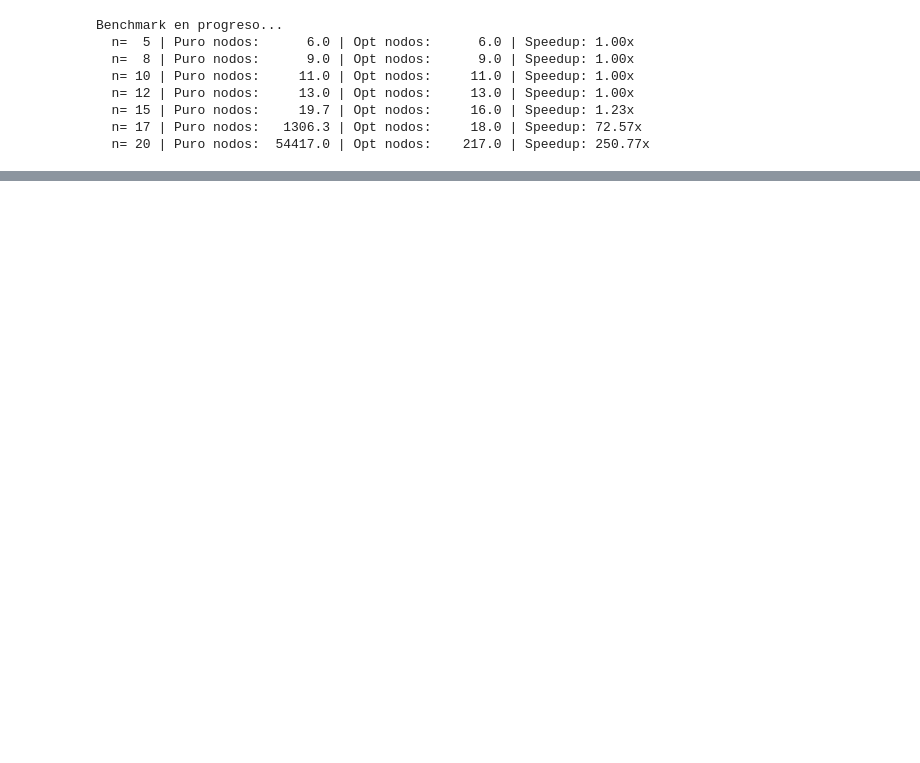
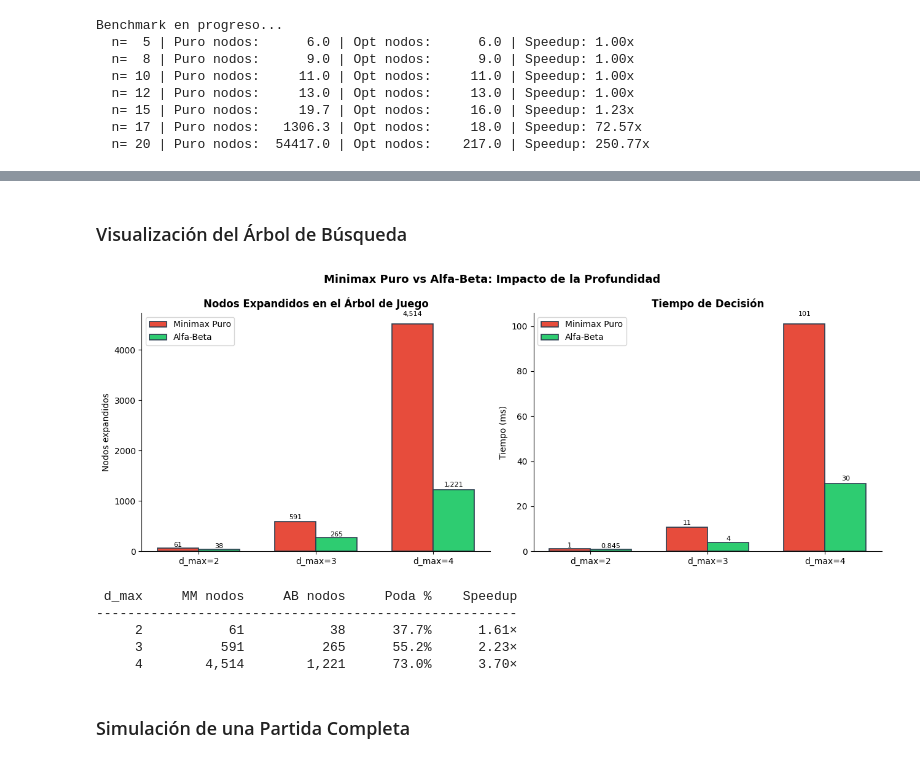
Before and after one commit to nadissa1508/CC3085-PROYECTO-2, a Jupyter notebook: proyecto2.ipynb, the cells around one changed output, grey strips where cells are left out. Cells and saved outputs as stored; diff of their text form; code cells hidden in the pictures; blank space fills up the shorter version.

```diff
--- a/proyecto2.ipynb
+++ b/proyecto2.ipynb
@@ -807,0 +1178,72 @@ Todos comparten el mismo objetivo: $\arg\max_x \text{Weight}(x)$.
+# %% [markdown]
+### Visualización del Árbol de Búsqueda
+# %%
+def plot_node_expansion_comparison(state: GameState):
+    """Gráfica de barras comparando nodos expandidos por d_max."""
+    dmaxs   = [2, 3, 4]
+    mm_nodes, ab_nodes, mm_times, ab_times = [], [], [], []
+
+    for d in dmaxs:
+        mm = MinimaxSolver(d)
+        ab = AlphaBetaSolver(d)
+
+        t0 = time.perf_counter()
+        mm.choose_action(state)
+        mm_times.append((time.perf_counter() - t0) * 1000)
+        mm_nodes.append(mm.nodes)
+
+        t0 = time.perf_counter()
+        ab.choose_action(state)
+        ab_times.append((time.perf_counter() - t0) * 1000)
+        ab_nodes.append(ab.nodes)
+
+    x     = np.arange(len(dmaxs))
+    width = 0.35
+
+    fig, axes = plt.subplots(1, 2, figsize=(13, 5))
+    fig.suptitle("Minimax Puro vs Alfa-Beta: Impacto de la Profundidad",
+                 fontsize=13, fontweight="bold")
+
+    for ax, values_mm, values_ab, ylabel, title in [
+        (axes[0], mm_nodes, ab_nodes, "Nodos expandidos", "Nodos Expandidos en el Árbol de Juego"),
+        (axes[1], mm_times, ab_times, "Tiempo (ms)",     "Tiempo de Decisión"),
+    ]:
+        bars1 = ax.bar(x - width/2, values_mm, width, label="Minimax Puro",
+                       color="#e74c3c", edgecolor="#2c3e50", linewidth=1.2)
+        bars2 = ax.bar(x + width/2, values_ab, width, label="Alfa-Beta",
+                       color="#2ecc71", edgecolor="#2c3e50", linewidth=1.2)
+
+        for bar in list(bars1) + list(bars2):
+            h = bar.get_height()
+            label = f"{h:,.0f}" if h >= 1 else f"{h:.3f}"
+            ax.text(bar.get_x() + bar.get_width()/2, h * 1.03,
+                    label, ha="center", va="bottom", fontsize=8)
+
+        ax.set_xticks(x)
+        ax.set_xticklabels([f"d_max={d}" for d in dmaxs])
+        ax.set_ylabel(ylabel)
+        ax.set_title(title, fontweight="bold")
+        ax.legend()
+        ax.spines[["top", "right"]].set_visible(False)
+
+    plt.tight_layout()
+    plt.show()
+
+    # Tabla resumen
+    print(f"\n{'d_max':>6} {'MM nodos':>12} {'AB nodos':>12} {'Poda %':>10} {'Speedup':>10}")
+    print("-" * 54)
+    for d, mn, an in zip(dmaxs, mm_nodes, ab_nodes):
+        pct = (1 - an/mn)*100 if mn > 0 else 0
+        print(f"{d:>6} {mn:>12,} {an:>12,} {pct:>9.1f}% {mn/max(an,1):>9.2f}×")
+
+
+plot_node_expansion_comparison(s0)
+# %% [output]
+[figure, added]
+ d_max     MM nodos     AB nodos     Poda %    Speedup
+------------------------------------------------------
+     2           61           38      37.7%      1.61×
+     3          591          265      55.2%      2.23×
+     4        4,514        1,221      73.0%      3.70×
+# %% [markdown]
+### Simulación de una Partida Completa
```
Also changed, not shown: parts of 41 cells of this notebook.
